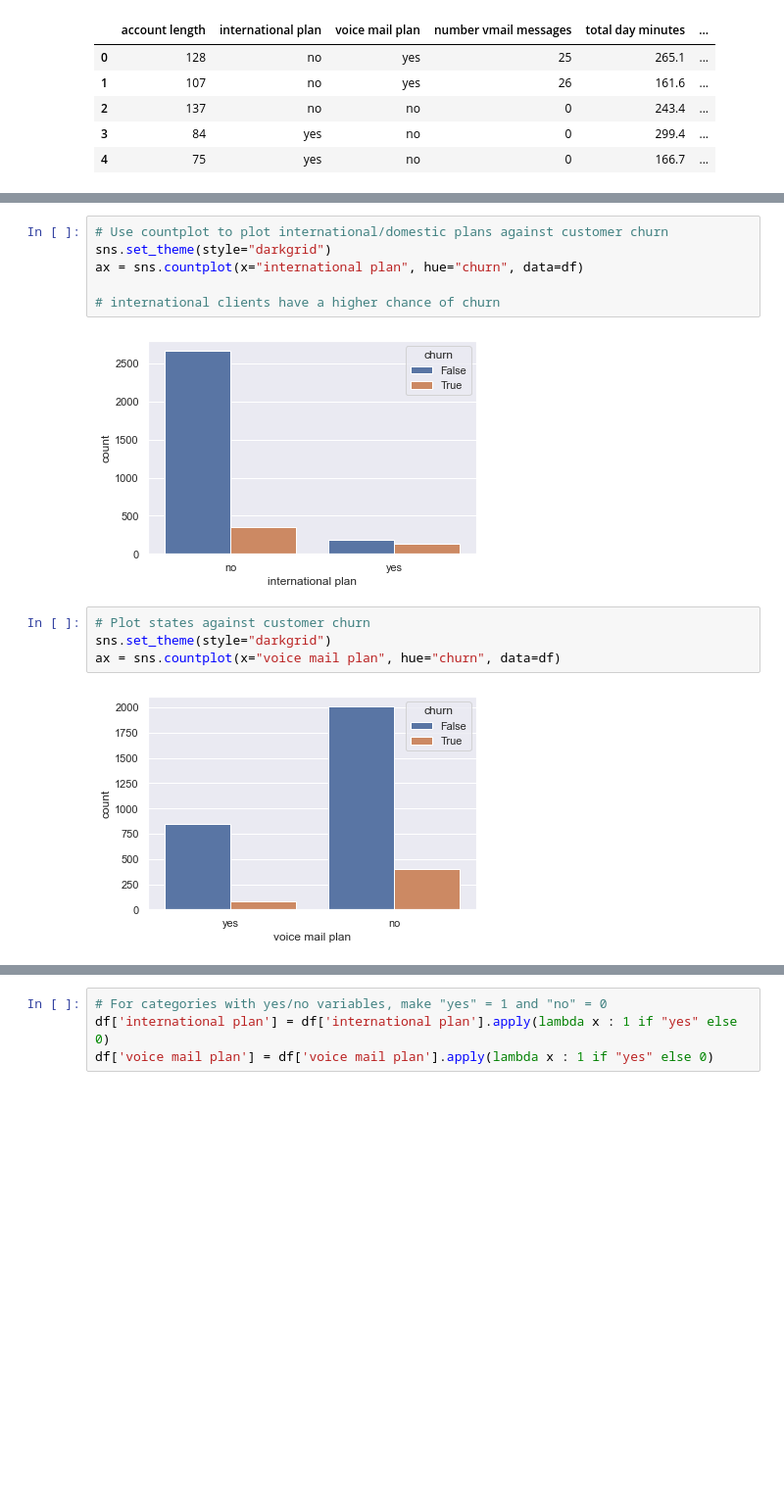
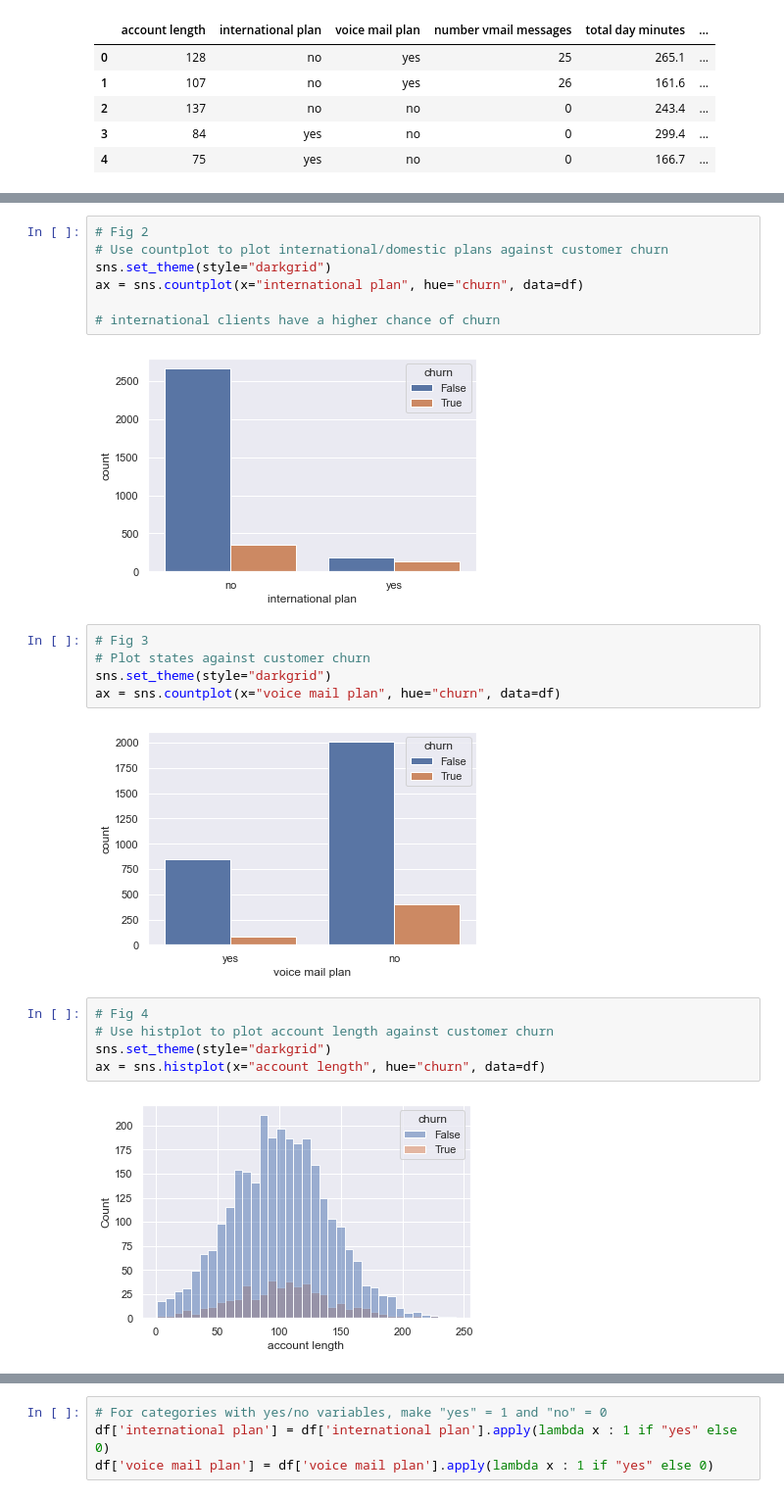
Before and after one commit to ashakeri92/dsc-phase-3-project-v2-3, a Jupyter notebook: Analysis.ipynb, the cells around one changed output, grey strips where cells are left out. Shown at 98% size. Drawn from its saved outputs; the diff is of its cells as text; blank space fills up the shorter version.

```diff
--- a/Analysis.ipynb
+++ b/Analysis.ipynb
@@ -73,6 +82,7 @@ ax = sns.countplot(x="customer service calls", hue="churn", data=df)
 # %% [output]
 [figure]
 # %%
+# Fig 2
 # Use countplot to plot international/domestic plans against customer churn
 sns.set_theme(style="darkgrid")
 ax = sns.countplot(x="international plan", hue="churn", data=df)
@@ -81,8 +91,16 @@ ax = sns.countplot(x="international plan", hue="churn", data=df)
 # %% [output]
 [figure]
 # %%
+# Fig 3
 # Plot states against customer churn
 sns.set_theme(style="darkgrid")
 ax = sns.countplot(x="voice mail plan", hue="churn", data=df)
 # %% [output]
 [figure]
+# %%
+# Fig 4
+# Use histplot to plot account length against customer churn
+sns.set_theme(style="darkgrid")
+ax = sns.histplot(x="account length", hue="churn", data=df)
+# %% [output]
+[figure, added]
```
Also changed, not shown: parts of 23 cells of this notebook.
